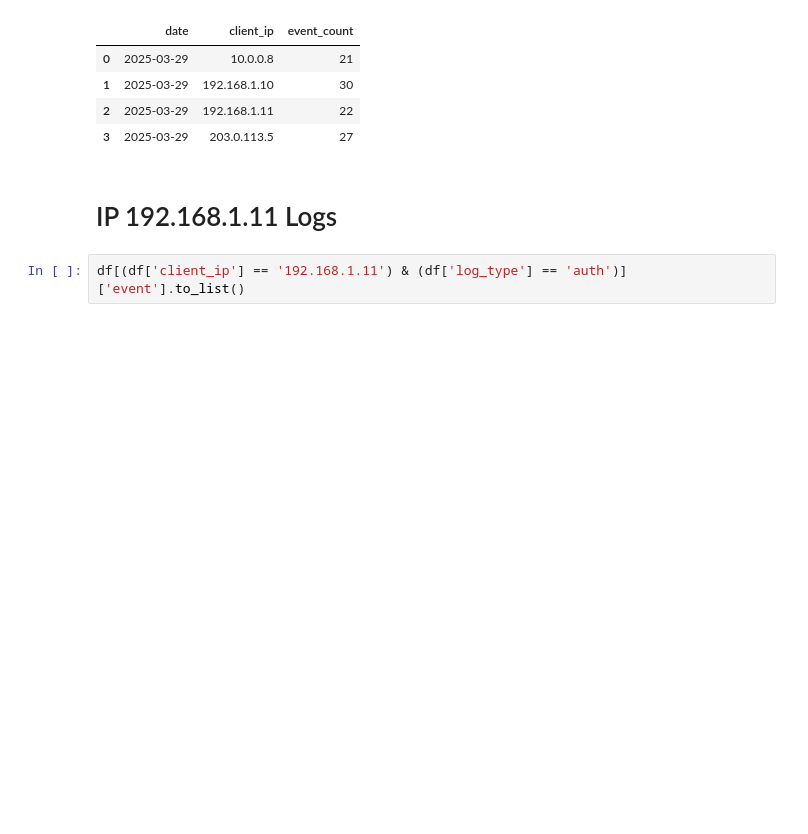
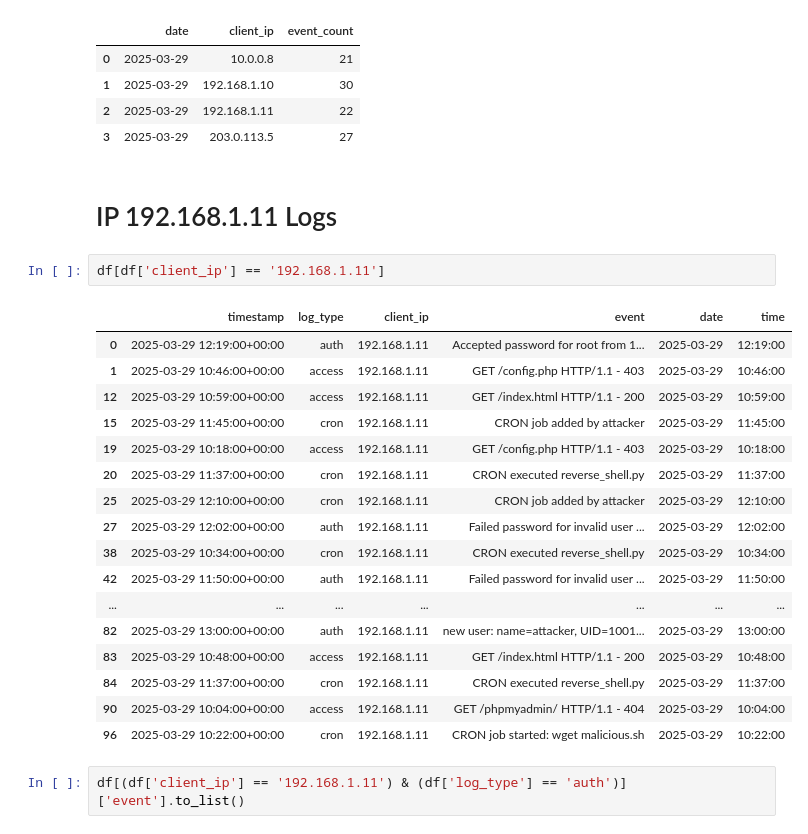
Before and after one commit to Zz1rg/CyberGroup2, a Jupyter notebook: AnalyzeLog.ipynb, the cells around one changed output. Cells and saved outputs as stored; diff of their text form; blank space fills up the shorter version.

```diff
--- a/AnalyzeLog.ipynb
+++ b/AnalyzeLog.ipynb
@@ -84,6 +84,26 @@ group_df
 | 3 | 2025-03-29 | 203.0.113.5 | 27 |
 # %% [markdown]
 # IP 192.168.1.11 Logs
+# %%
+df[df['client_ip'] == '192.168.1.11']
+# %% [output]
+|  | timestamp | log_type | client_ip | event | date | time |
+| 0 | 2025-03-29 12:19:00+00:00 | auth | 192.168.1.11 | Accepted password for root from 1... | 2025-03-29 | 12:19:00 |
+| 1 | 2025-03-29 10:46:00+00:00 | access | 192.168.1.11 | GET /config.php HTTP/1.1 - 403 | 2025-03-29 | 10:46:00 |
+| 12 | 2025-03-29 10:59:00+00:00 | access | 192.168.1.11 | GET /index.html HTTP/1.1 - 200 | 2025-03-29 | 10:59:00 |
+| 15 | 2025-03-29 11:45:00+00:00 | cron | 192.168.1.11 | CRON job added by attacker | 2025-03-29 | 11:45:00 |
+| 19 | 2025-03-29 10:18:00+00:00 | access | 192.168.1.11 | GET /config.php HTTP/1.1 - 403 | 2025-03-29 | 10:18:00 |
+| 20 | 2025-03-29 11:37:00+00:00 | cron | 192.168.1.11 | CRON executed reverse_shell.py | 2025-03-29 | 11:37:00 |
+| 25 | 2025-03-29 12:10:00+00:00 | cron | 192.168.1.11 | CRON job added by attacker | 2025-03-29 | 12:10:00 |
+| 27 | 2025-03-29 12:02:00+00:00 | auth | 192.168.1.11 | Failed password for invalid user ... | 2025-03-29 | 12:02:00 |
+| 38 | 2025-03-29 10:34:00+00:00 | cron | 192.168.1.11 | CRON executed reverse_shell.py | 2025-03-29 | 10:34:00 |
+| 42 | 2025-03-29 11:50:00+00:00 | auth | 192.168.1.11 | Failed password for invalid user ... | 2025-03-29 | 11:50:00 |
+| ... | ... | ... | ... | ... | ... | ... |
+| 82 | 2025-03-29 13:00:00+00:00 | auth | 192.168.1.11 | new user: name=attacker, UID=1001... | 2025-03-29 | 13:00:00 |
+| 83 | 2025-03-29 10:48:00+00:00 | access | 192.168.1.11 | GET /index.html HTTP/1.1 - 200 | 2025-03-29 | 10:48:00 |
+| 84 | 2025-03-29 11:37:00+00:00 | cron | 192.168.1.11 | CRON executed reverse_shell.py | 2025-03-29 | 11:37:00 |
+| 90 | 2025-03-29 10:04:00+00:00 | access | 192.168.1.11 | GET /phpmyadmin/ HTTP/1.1 - 404 | 2025-03-29 | 10:04:00 |
+| 96 | 2025-03-29 10:22:00+00:00 | cron | 192.168.1.11 | CRON job started: wget malicious.sh | 2025-03-29 | 10:22:00 |
 # %%
 df[(df['client_ip'] == '192.168.1.11') & (df['log_type'] == 'auth')]['event'].to_list()
 # %% [output]
```
Also changed, not shown: parts of 11 cells of this notebook.
